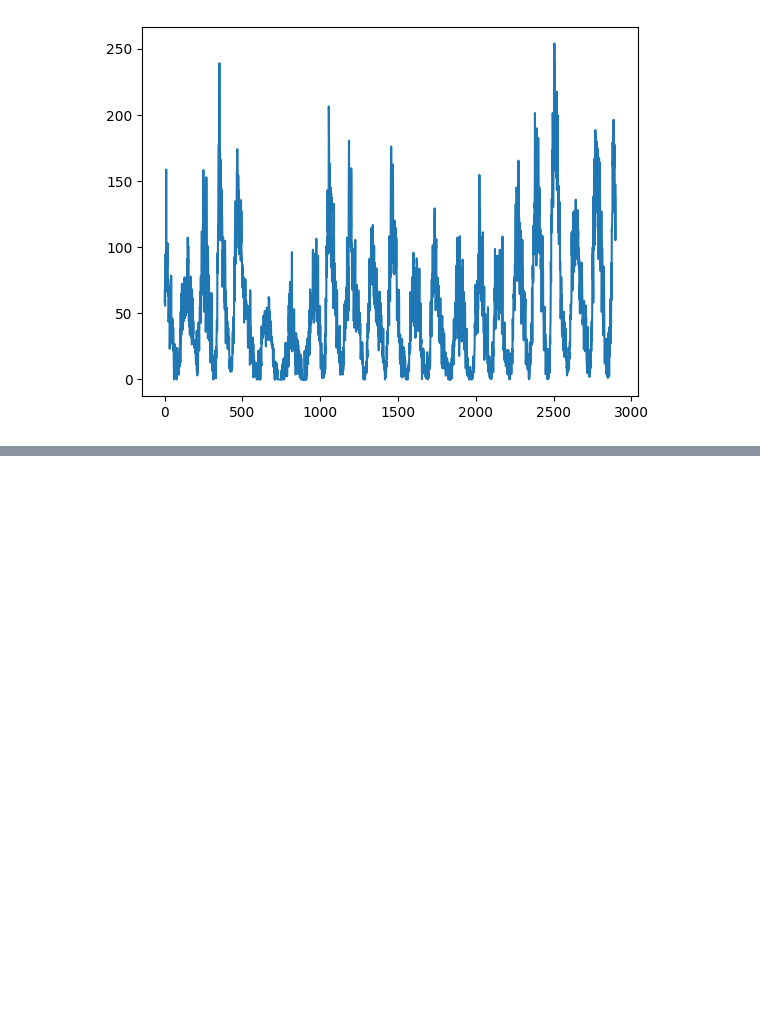
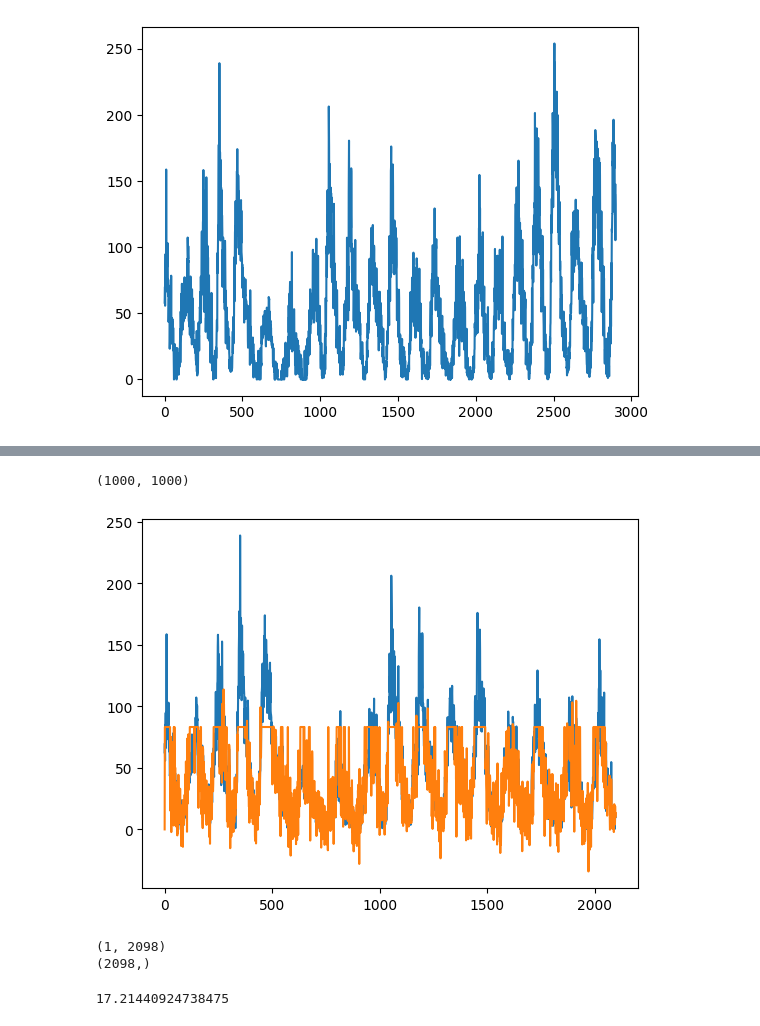
Before and after one commit to g-lago8/ComputationalNeuroScience, a Jupyter notebook: LAB1/lsm.ipynb, the cells around one changed output, grey strips where cells are left out. Saved outputs shown, nothing was run; the diff lists cells and outputs as text; code cells hidden in the pictures; blank space fills up the shorter version.

```diff
--- a/LAB1/lsm.ipynb
+++ b/LAB1/lsm.ipynb
@@ -64,0 +80,3 @@ class LSM():
+# %%
+from sklearn.preprocessing import MinMaxScaler
+scaler = MinMaxScaler()
@@ -101 +155,22 @@ readout.shape
+# %%
+continuous_lsm = ContinuousLSM(600, 400, 5,2 ,0.5, 1, sigma =0.1)
+train_states, _ = continuous_lsm.simulate(input_train,  bool_states=False)
+
+readout = np.matmul(target_train.reshape(1, -1), pinv(train_states).T)
+
+# predict training
+
+pred_train = readout @ train_states.T
+plt.plot(target_train)
+plt.plot(pred_train.T)
+plt.show()
+print(pred_train.shape)
+print(target_train.shape)
+mean_absolute_error(pred_train.squeeze(), target_train)
+# %% [output]
+(1000, 1000)
+[figure, added]
+(1, 2098)
+(2098,)
+17.21440924738475
 # %%
```
Also changed, not shown: parts of 12 cells of this notebook, 2 other files.
